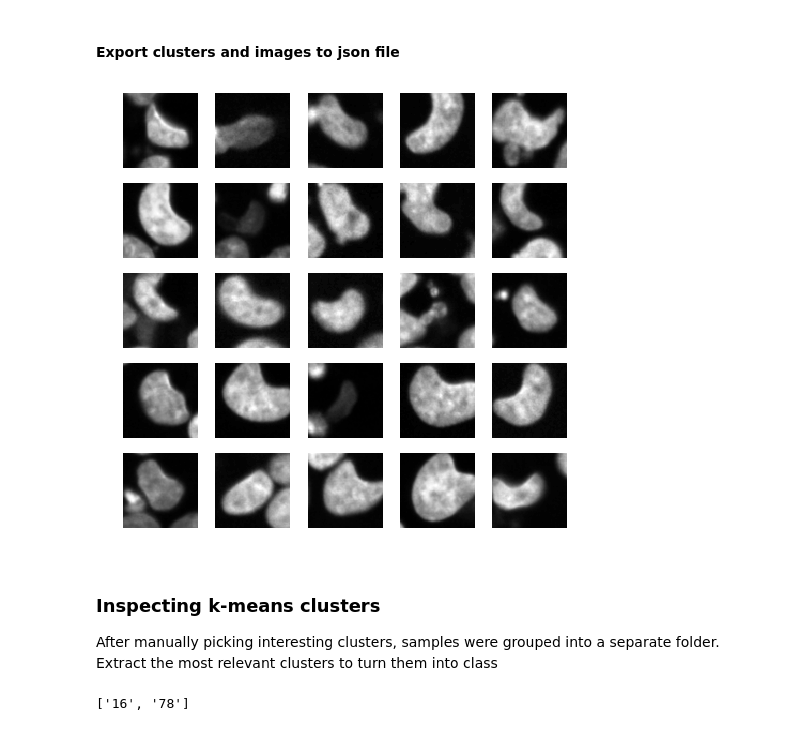
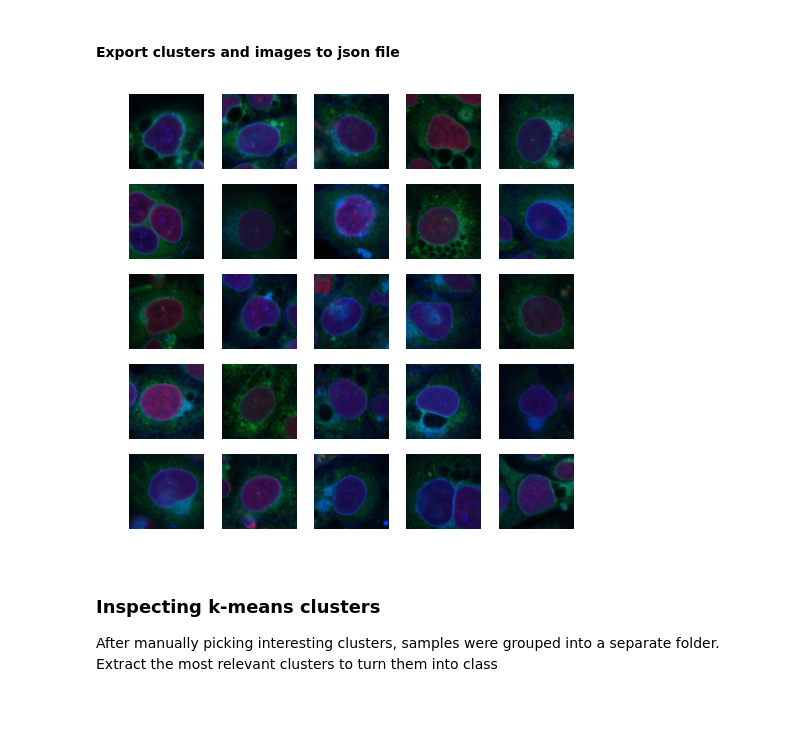
Before and after one commit to Gvaihir/image_sudoku, a Jupyter notebook: clust_visu.ipynb, the cells around one changed output. Cells and saved outputs as stored; diff of their text form; code cells hidden in the pictures.

```diff
--- a/clust_visu.ipynb
+++ b/clust_visu.ipynb
@@ -26,8 +26,8 @@ def arrange_clustering(images_lists):
 # %% [markdown]
 #### Links to files
 # %%
-clusters = "/home/aogorodnikov/model_alex_kmeans300/clusters"
-imgs = "/home/aogorodnikov/data/train"
+clusters = "/home/aogorodnikov/model_alex100_rgb/clusters"
+imgs = "/home/aogorodnikov/data_rgb/train"
 # %%
 with open(clusters, "rb") as f:
     b = pickle.load(f, encoding='latin1')
@@ -67,20 +67,20 @@ with open(os.path.join("/data2/02_sudoku/model_alex/out", "_".join(["imCluster_e
 # %%
 fig=plt.figure(figsize=(8, 8))
 columns = 5
 rows = 5
-clust_to_plot = 1
+clust_to_plot = 25
 
 for k in range(1, columns * rows + 1):
     select_im = myObj.images[clust_to_plot]
     rand_select = [select_im[x] for x in np.random.choice(range(1, len(select_im)), 1)]
-    img_import = cv2.imread(os.path.join("/home/aogorodnikov/data/train", rand_select[0]), -1)
+    img_import = cv2.imread(os.path.join("/home/aogorodnikov/data_rgb/train", rand_select[0]), -1)
     fig.add_subplot(rows, columns, k)
     #plt.text(0, 0, s=rand_select)
     plt.imshow(img_import, cmap='gray');
     plt.axis('off')
 plt.show()
 # %% [output]
-[figure, old version]
+[figure, new version]
 # %%
 fig=plt.figure(figsize=(8, 8))
 columns = 5
@@ -104,8 +104,3 @@ Extract the most relevant clusters to turn them into class
 files = [os.path.basename(x) for x in glob("/home/aogorodnikov/model_alex_kmeans300/class/*.pdf")]
 # %%
 clust = [re.search('\d\d', x)[0] for x in files]
-# %%
-clust = ['16', '78']
-clust
-# %% [output]
-['16', '78']
```
Also changed, not shown: parts of 4 cells of this notebook, 3 other files.
